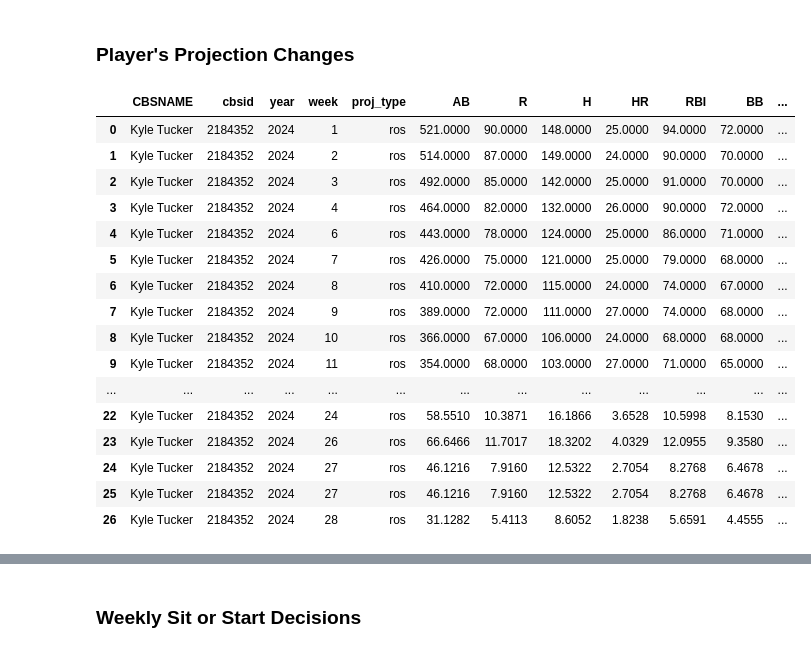
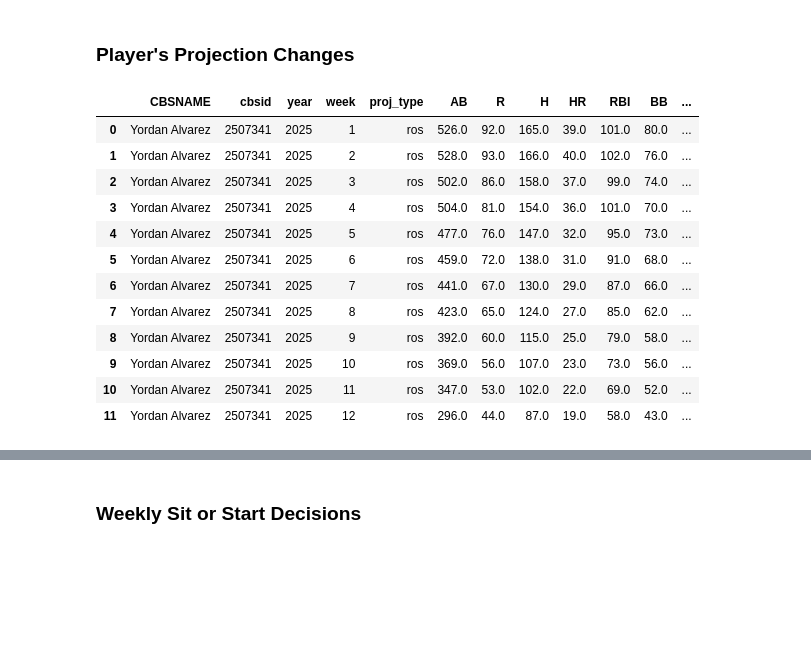
Before and after one commit to haueter19/xdl, a Jupyter notebook: CBS Scrape Stats by Period.ipynb, the cells around one changed output, grey strips where cells are left out. Cells and saved outputs as stored; diff of their text form; code cells hidden in the pictures; blank space fills up the shorter version.

```diff
--- a/CBS Scrape Stats by Period.ipynb
+++ b/CBS Scrape Stats by Period.ipynb
@@ -719,26 +837,22 @@ df[(df['owner_id']>-1) | (df['Rank']<500)][['cbsid', 'year', 'week', 'proj_type'
 # %% [markdown]
 ### Player's Projection Changes
 # %%
-chg = pd.read_sql("SELECT players.CBSNAME, projections.* FROM projections INNER JOIN players On (projections.cbsid=players.cbsid) WHERE projections.cbsid=2184352", engine)
+chg = pd.read_sql("SELECT players.CBSNAME, projections.* FROM projections INNER JOIN players On (projections.cbsid=players.cbsid) WHERE projections.cbsid=2507341 AND projections.proj_type='ros' AND projections.year=2025", engine)
 chg
 # %% [output]
 |  | CBSNAME | cbsid | year | week | proj_type | AB | R | H | HR | RBI | BB | ... |
-| 0 | Kyle Tucker | 2184352 | 2024 | 1 | ros | 521.0000 | 90.0000 | 148.0000 | 25.0000 | 94.0000 | 72.0000 | ... |
-| 1 | Kyle Tucker | 2184352 | 2024 | 2 | ros | 514.0000 | 87.0000 | 149.0000 | 24.0000 | 90.0000 | 70.0000 | ... |
-| 2 | Kyle Tucker | 2184352 | 2024 | 3 | ros | 492.0000 | 85.0000 | 142.0000 | 25.0000 | 91.0000 | 70.0000 | ... |
-| 3 | Kyle Tucker | 2184352 | 2024 | 4 | ros | 464.0000 | 82.0000 | 132.0000 | 26.0000 | 90.0000 | 72.0000 | ... |
-| 4 | Kyle Tucker | 2184352 | 2024 | 6 | ros | 443.0000 | 78.0000 | 124.0000 | 25.0000 | 86.0000 | 71.0000 | ... |
-| 5 | Kyle Tucker | 2184352 | 2024 | 7 | ros | 426.0000 | 75.0000 | 121.0000 | 25.0000 | 79.0000 | 68.0000 | ... |
-| 6 | Kyle Tucker | 2184352 | 2024 | 8 | ros | 410.0000 | 72.0000 | 115.0000 | 24.0000 | 74.0000 | 67.0000 | ... |
-| 7 | Kyle Tucker | 2184352 | 2024 | 9 | ros | 389.0000 | 72.0000 | 111.0000 | 27.0000 | 74.0000 | 68.0000 | ... |
-| 8 | Kyle Tucker | 2184352 | 2024 | 10 | ros | 366.0000 | 67.0000 | 106.0000 | 24.0000 | 68.0000 | 68.0000 | ... |
-| 9 | Kyle Tucker | 2184352 | 2024 | 11 | ros | 354.0000 | 68.0000 | 103.0000 | 27.0000 | 71.0000 | 65.0000 | ... |
-| ... | ... | ... | ... | ... | ... | ... | ... | ... | ... | ... | ... | ... |
-| 22 | Kyle Tucker | 2184352 | 2024 | 24 | ros | 58.5510 | 10.3871 | 16.1866 | 3.6528 | 10.5998 | 8.1530 | ... |
-| 23 | Kyle Tucker | 2184352 | 2024 | 26 | ros | 66.6466 | 11.7017 | 18.3202 | 4.0329 | 12.0955 | 9.3580 | ... |
-| 24 | Kyle Tucker | 2184352 | 2024 | 27 | ros | 46.1216 | 7.9160 | 12.5322 | 2.7054 | 8.2768 | 6.4678 | ... |
-| 25 | Kyle Tucker | 2184352 | 2024 | 27 | ros | 46.1216 | 7.9160 | 12.5322 | 2.7054 | 8.2768 | 6.4678 | ... |
-| 26 | Kyle Tucker | 2184352 | 2024 | 28 | ros | 31.1282 | 5.4113 | 8.6052 | 1.8238 | 5.6591 | 4.4555 | ... |
+| 0 | Yordan Alvarez | 2507341 | 2025 | 1 | ros | 526.0 | 92.0 | 165.0 | 39.0 | 101.0 | 80.0 | ... |
+| 1 | Yordan Alvarez | 2507341 | 2025 | 2 | ros | 528.0 | 93.0 | 166.0 | 40.0 | 102.0 | 76.0 | ... |
+| 2 | Yordan Alvarez | 2507341 | 2025 | 3 | ros | 502.0 | 86.0 | 158.0 | 37.0 | 99.0 | 74.0 | ... |
+| 3 | Yordan Alvarez | 2507341 | 2025 | 4 | ros | 504.0 | 81.0 | 154.0 | 36.0 | 101.0 | 70.0 | ... |
+| 4 | Yordan Alvarez | 2507341 | 2025 | 5 | ros | 477.0 | 76.0 | 147.0 | 32.0 | 95.0 | 73.0 | ... |
+| 5 | Yordan Alvarez | 2507341 | 2025 | 6 | ros | 459.0 | 72.0 | 138.0 | 31.0 | 91.0 | 68.0 | ... |
+| 6 | Yordan Alvarez | 2507341 | 2025 | 7 | ros | 441.0 | 67.0 | 130.0 | 29.0 | 87.0 | 66.0 | ... |
+| 7 | Yordan Alvarez | 2507341 | 2025 | 8 | ros | 423.0 | 65.0 | 124.0 | 27.0 | 85.0 | 62.0 | ... |
+| 8 | Yordan Alvarez | 2507341 | 2025 | 9 | ros | 392.0 | 60.0 | 115.0 | 25.0 | 79.0 | 58.0 | ... |
+| 9 | Yordan Alvarez | 2507341 | 2025 | 10 | ros | 369.0 | 56.0 | 107.0 | 23.0 | 73.0 | 56.0 | ... |
+| 10 | Yordan Alvarez | 2507341 | 2025 | 11 | ros | 347.0 | 53.0 | 102.0 | 22.0 | 69.0 | 52.0 | ... |
+| 11 | Yordan Alvarez | 2507341 | 2025 | 12 | ros | 296.0 | 44.0 | 87.0 | 19.0 | 58.0 | 43.0 | ... |
 # %%
 chg.z.plot()
 # %% [output]
```
Also changed, not shown: parts of 95 cells of this notebook, 10 other files.
